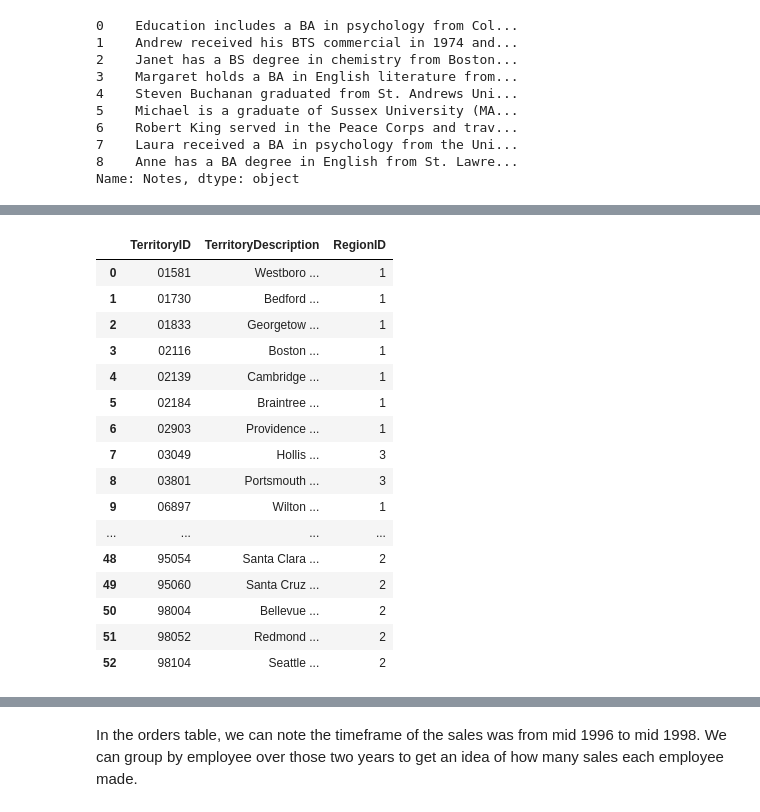
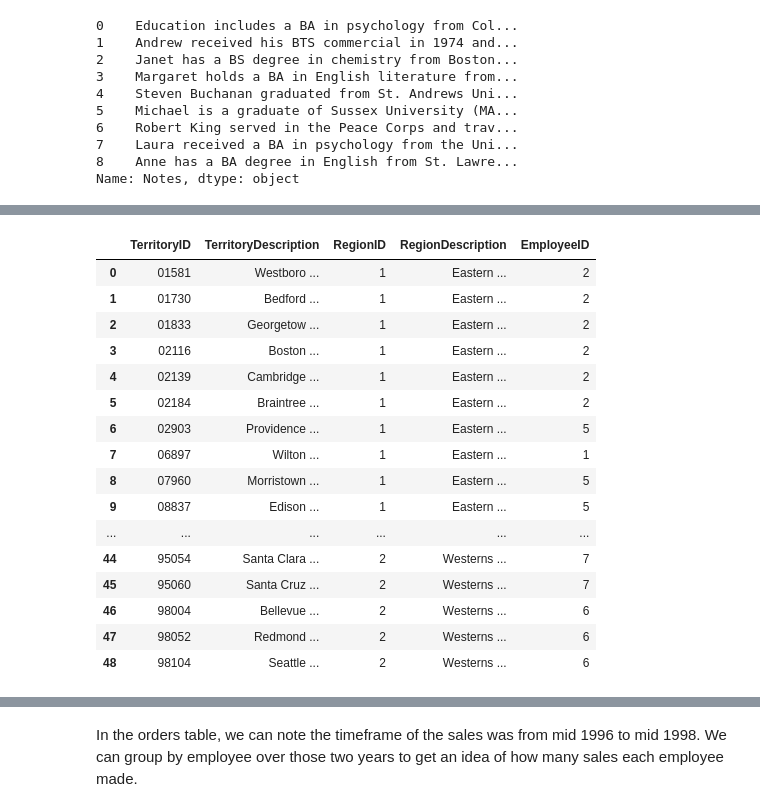
Before and after one commit to cdonahu/ST590-Project-2, a Jupyter notebook: Part2-SQLiteDatabase.ipynb, the cells around one changed output, grey strips where cells are left out. Drawn from its saved outputs; the diff is of its cells as text; code cells hidden in the pictures.

```diff
--- a/Part2-SQLiteDatabase.ipynb
+++ b/Part2-SQLiteDatabase.ipynb
@@ -80,21 +94,30 @@ Name: Notes, dtype: object
 # %%
+# Read in Territories table
 terr = pd.read_sql_query('SELECT * FROM Territories;', con)
+# Read in EmployeeTerritories table
+empTerr = pd.read_sql_query('SELECT * FROM EmployeeTerritories;', con)
+# Read in Regions table
+region = pd.read_sql_query('SELECT * FROM Regions;', con)
+
+# merge on Territory ID to see the regions/employees for each territory
+terr = terr.merge(region, on = "RegionID")
+terr = terr.merge(empTerr, on = "TerritoryID")
 terr
 # %% [output]
-|  | TerritoryID | TerritoryDescription | RegionID |
-| 0 | 01581 | Westboro ... | 1 |
-| 1 | 01730 | Bedford ... | 1 |
-| 2 | 01833 | Georgetow ... | 1 |
-| 3 | 02116 | Boston ... | 1 |
-| 4 | 02139 | Cambridge ... | 1 |
-| 5 | 02184 | Braintree ... | 1 |
-| 6 | 02903 | Providence ... | 1 |
-| 7 | 03049 | Hollis ... | 3 |
-| 8 | 03801 | Portsmouth ... | 3 |
-| 9 | 06897 | Wilton ... | 1 |
-| ... | ... | ... | ... |
-| 48 | 95054 | Santa Clara ... | 2 |
-| 49 | 95060 | Santa Cruz ... | 2 |
-| 50 | 98004 | Bellevue ... | 2 |
-| 51 | 98052 | Redmond ... | 2 |
-| 52 | 98104 | Seattle ... | 2 |
+|  | TerritoryID | TerritoryDescription | RegionID | RegionDescription | EmployeeID |
+| 0 | 01581 | Westboro ... | 1 | Eastern ... | 2 |
+| 1 | 01730 | Bedford ... | 1 | Eastern ... | 2 |
+| 2 | 01833 | Georgetow ... | 1 | Eastern ... | 2 |
+| 3 | 02116 | Boston ... | 1 | Eastern ... | 2 |
+| 4 | 02139 | Cambridge ... | 1 | Eastern ... | 2 |
+| 5 | 02184 | Braintree ... | 1 | Eastern ... | 2 |
+| 6 | 02903 | Providence ... | 1 | Eastern ... | 5 |
+| 7 | 06897 | Wilton ... | 1 | Eastern ... | 1 |
+| 8 | 07960 | Morristown ... | 1 | Eastern ... | 5 |
+| 9 | 08837 | Edison ... | 1 | Eastern ... | 5 |
+| ... | ... | ... | ... | ... | ... |
+| 44 | 95054 | Santa Clara ... | 2 | Westerns ... | 7 |
+| 45 | 95060 | Santa Cruz ... | 2 | Westerns ... | 7 |
+| 46 | 98004 | Bellevue ... | 2 | Westerns ... | 6 |
+| 47 | 98052 | Redmond ... | 2 | Westerns ... | 6 |
+| 48 | 98104 | Seattle ... | 2 | Westerns ... | 6 |
```
Also changed, not shown: parts of 12 cells of this notebook.
